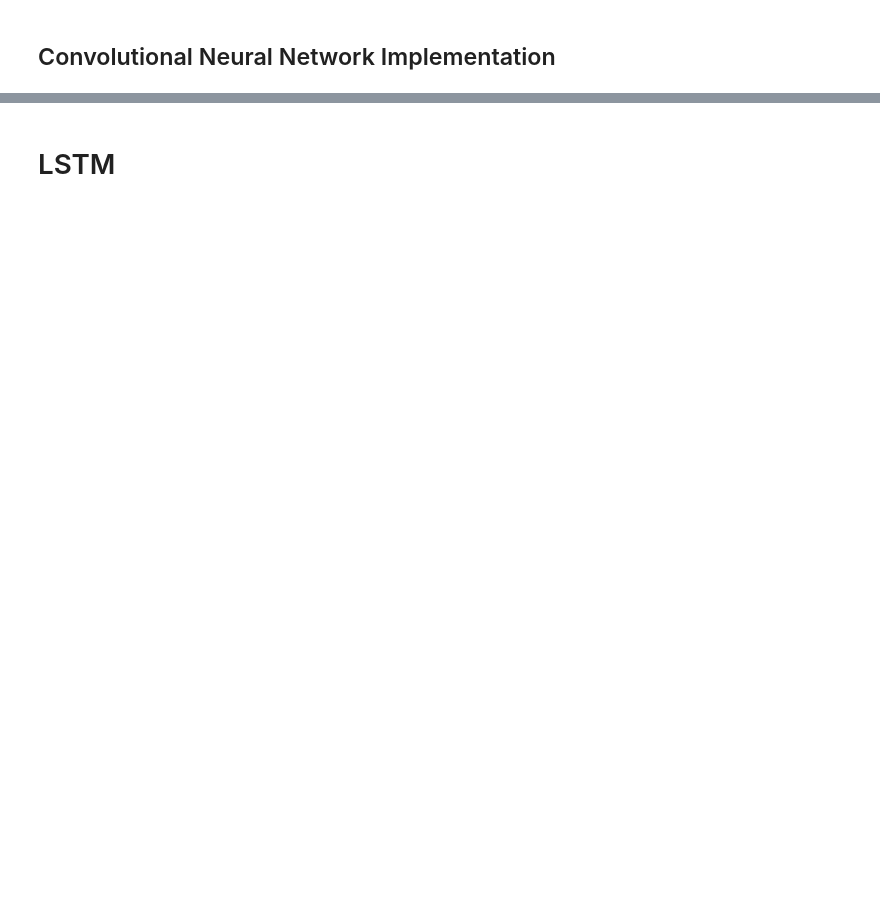
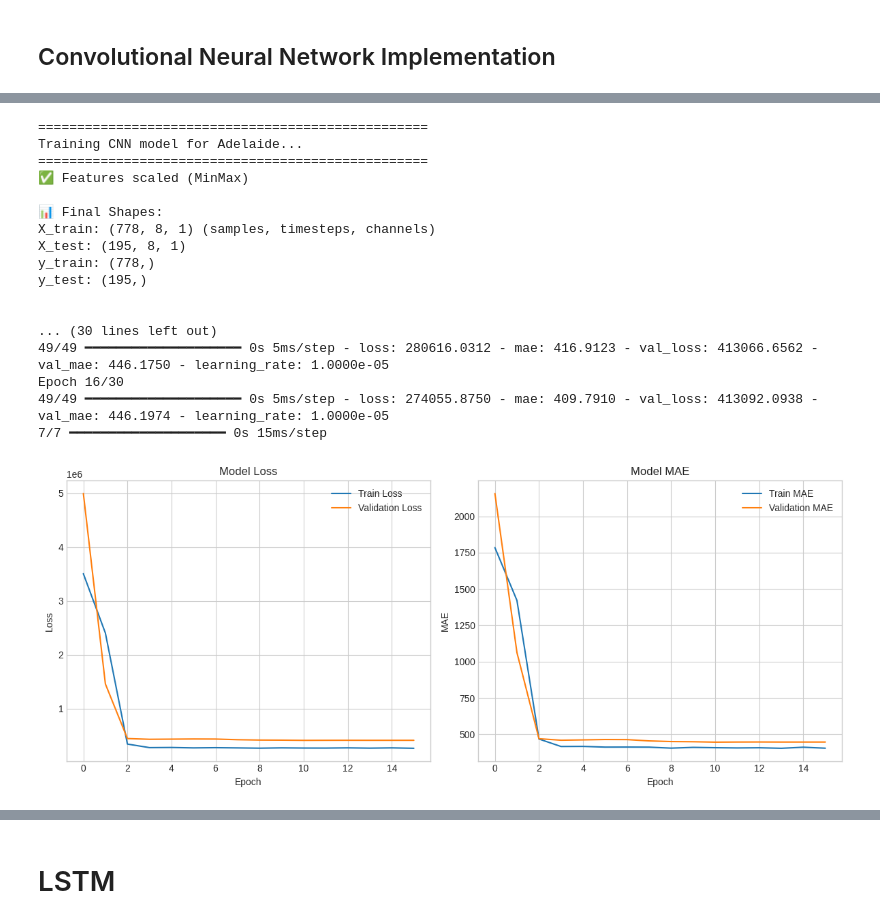
Before and after one commit to AndrewBliss4/CS4442, a Jupyter notebook: 4442_final_proj.ipynb, the cells around one changed output, grey strips where cells are left out. Drawn from its saved outputs; the diff is of its cells as text; code cells hidden in the pictures; blank space fills up the shorter version.

```diff
--- a/4442_final_proj.ipynb
+++ b/4442_final_proj.ipynb
@@ -710,0 +1586,80 @@ Evaluation Metrics for Intersection: {'MAE': 100.48866144816081, 'RMSE': 150.422
+# %%
+# Initialize result dictionaries
+cnn_models = {}
+cnn_scalers = {}
+cnn_results = {}
+cnn_scaled_data = {}
+
+# Process each dataset
+for name, (X, y) in prepared_data.items():
+    print(f"\n{'='*50}")
+    print(f"Training CNN model for {name}...")
+    print(f"{'='*50}")
+
+    # Preprocess data - ensuring we keep the original index for y_test
+    X_train_cnn, X_test_cnn, y_train_cnn, y_test_cnn, scaler = preprocess_data_for_cnn(
+        X, y,
+        test_size=0.2,
+        verbose=True
+    )
+
+    # Get the test set indices from the original data
+    split_idx = int(len(X) * 0.8)  # Assuming 80% train, 20% test split
+    test_indices = X.index[split_idx:]  # Get the datetime indices for the test set
+
+    # Get input shape
+    input_shape = (X_train_cnn.shape[1], X_train_cnn.shape[2])
+
+    # Train and evaluate
+    print("\nTraining progress:")
+    metrics, model, _ = train_and_evaluate_cnn_model(
+        X_train_cnn, y_train_cnn,
+        X_test_cnn, y_test_cnn,
+        input_shape,
+        epochs=30,
+        batch_size=16,
+        verbose=1
+    )
+
+    # Store results
+    cnn_models[name] = model
+    cnn_scalers[name] = scaler
+    cnn_results[name] = metrics
+    cnn_scaled_data[name] = (X_train_cnn, X_test_cnn, y_train_cnn, y_test_cnn)
+
+    # Plot actual vs predicted - using the saved indices
+    y_pred = model.predict(X_test_cnn).flatten()
+    plt.figure(figsize=(12, 6))
+    plt.plot(test_indices, y_test_cnn, label='Actual', color='blue', linewidth=2)
+    plt.plot(test_indices, y_pred, label='Predicted', linestyle='--', color='orange', linewidth=2)
+    plt.title(f'Actual vs Predicted Traffic Count - {name}')
+    plt.xlabel('Date')
+    plt.ylabel('Traffic Count')
+    plt.legend()
+    plt.grid(True)
+    plt.show()
+
+    # Print metrics
+    print(f"\nEvaluation Metrics for {name}:")
+    for metric, value in metrics.items():
+        print(f"{metric}: {value:.4f}")
+    print("\n" + "="*50)
+# %% [output]
+==================================================
+Training CNN model for Adelaide...
+==================================================
+✅ Features scaled (MinMax)
+
+📊 Final Shapes:
+X_train: (778, 8, 1) (samples, timesteps, channels)
+X_test: (195, 8, 1)
+y_train: (778,)
+y_test: (195,)
+
+
+... (30 lines left out)
+49/49 ━━━━━━━━━━━━━━━━━━━━ 0s 5ms/step - loss: 280616.0312 - mae: 416.9123 - val_loss: 413066.6562 - val_mae: 446.1750 - learning_rate: 1.0000e-05
+Epoch 16/30
+49/49 ━━━━━━━━━━━━━━━━━━━━ 0s 5ms/step - loss: 274055.8750 - mae: 409.7910 - val_loss: 413092.0938 - val_mae: 446.1974 - learning_rate: 1.0000e-05
+7/7 ━━━━━━━━━━━━━━━━━━━━ 0s 15ms/step
+[figure, added]
```
Also changed, not shown: parts of 35 cells of this notebook.
